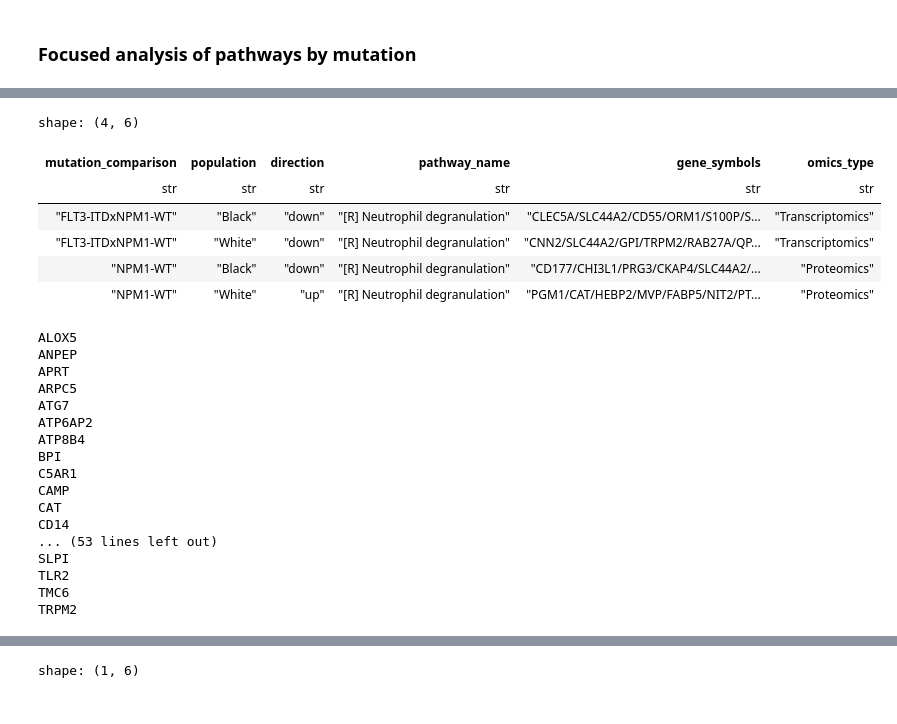
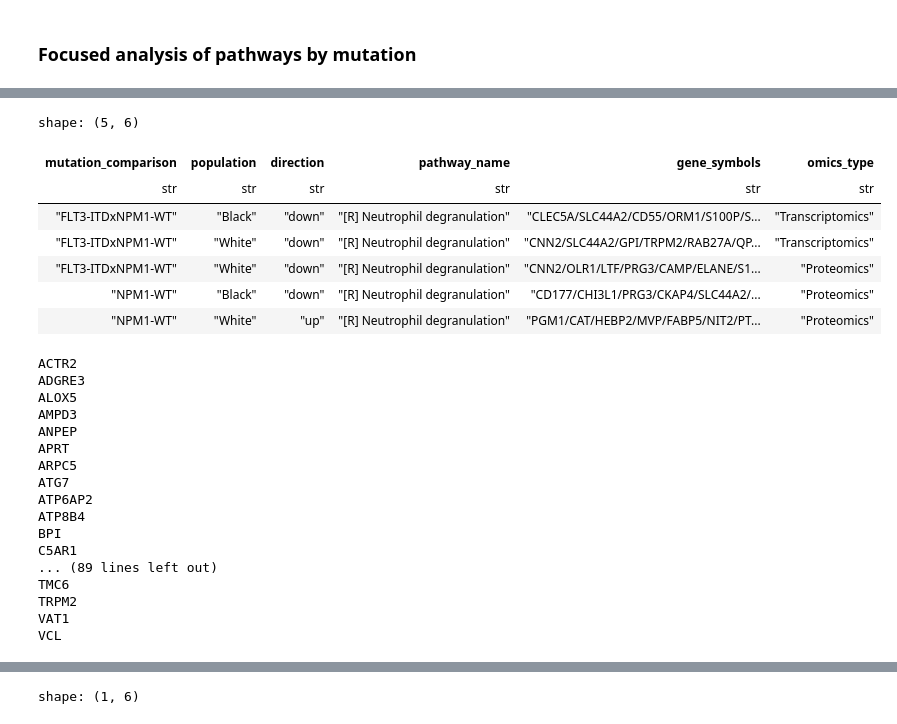
Before and after one commit to PNNL-CompBio/amlMultidrugResistance, a Jupyter notebook: aml_outcome_disparities/analysis/mutations/7b_pathway_enrichment_summary.ipynb, the cells around one changed output, grey strips where cells are left out. Saved outputs shown, nothing was run; the diff lists cells and outputs as text; code cells hidden in the pictures.

```diff
--- a/aml_outcome_disparities/analysis/mutations/7b_pathway_enrichment_summary.ipynb
+++ b/aml_outcome_disparities/analysis/mutations/7b_pathway_enrichment_summary.ipynb
@@ -419,42 +419,46 @@ with pl.Config(set_tbl_rows=80, set_fmt_str_lengths=100):
         all_pathways
         .filter(
             (pl.col("mutation_comparison").is_in(["NPM1-WT", "FLT3-ITDxNPM1-WT"]))
             & (pl.col("gene_count") >=5)
             & (pl.col("omics_type").is_in(["Transcriptomics", "Proteomics"]))
             & (
                 pl.col("pathway_name")
-                .str.contains("Neutrophil")
+                .str.contains("eutrophil")
             )
         )
         .select(
             "mutation_comparison",
             "population",
             "direction",
             "pathway_name",
             "gene_symbols",
             "omics_type"
         )
         .sort(
             "mutation_comparison",
             "population",
             "direction",
             "pathway_name"
         )
     )
     display(neutrophil_paths)
 # %% [output]
-shape: (4, 6)
+shape: (5, 6)
 | mutation_comparison | population | direction | pathway_name | gene_symbols | omics_type |
 | str | str | str | str | str | str |
 | "FLT3-ITDxNPM1-WT" | "Black" | "down" | "[R] Neutrophil degranulation" | "CLEC5A/SLC44A2/CD55/ORM1/S100P/S... | "Transcriptomics" |
 | "FLT3-ITDxNPM1-WT" | "White" | "down" | "[R] Neutrophil degranulation" | "CNN2/SLC44A2/GPI/TRPM2/RAB27A/QP... | "Transcriptomics" |
+| "FLT3-ITDxNPM1-WT" | "White" | "down" | "[R] Neutrophil degranulation" | "CNN2/OLR1/LTF/PRG3/CAMP/ELANE/S1... | "Proteomics" |
 | "NPM1-WT" | "Black" | "down" | "[R] Neutrophil degranulation" | "CD177/CHI3L1/PRG3/CKAP4/SLC44A2/... | "Proteomics" |
 | "NPM1-WT" | "White" | "up" | "[R] Neutrophil degranulation" | "PGM1/CAT/HEBP2/MVP/FABP5/NIT2/PT... | "Proteomics" |
 # %%
 for _ in sorted(set(("/".join(neutrophil_paths["gene_symbols"].to_list())).split("/"))):
     print(_)
 # %% [output]
+ACTR2
+ADGRE3
 ALOX5
+AMPD3
 ANPEP
 APRT
 ARPC5
@@ -463,14 +467,11 @@ ATP6AP2
 ATP8B4
 BPI
 C5AR1
-CAMP
-CAT
-CD14
-... (53 lines left out)
-SLPI
-TLR2
+... (89 lines left out)
 TMC6
 TRPM2
+VAT1
+VCL
 # %%
 with pl.Config(set_tbl_rows=80, set_fmt_str_lengths=100):
     hematopoietic_paths = (
```
Also changed, not shown: parts of 4 cells of this notebook, 5 other files.
